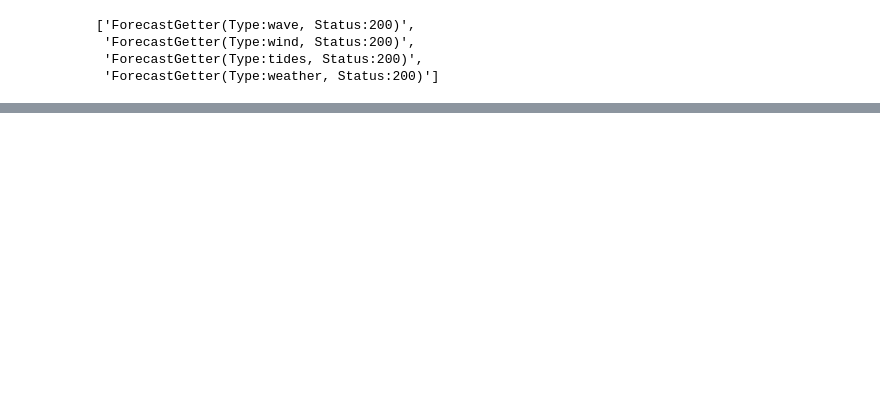
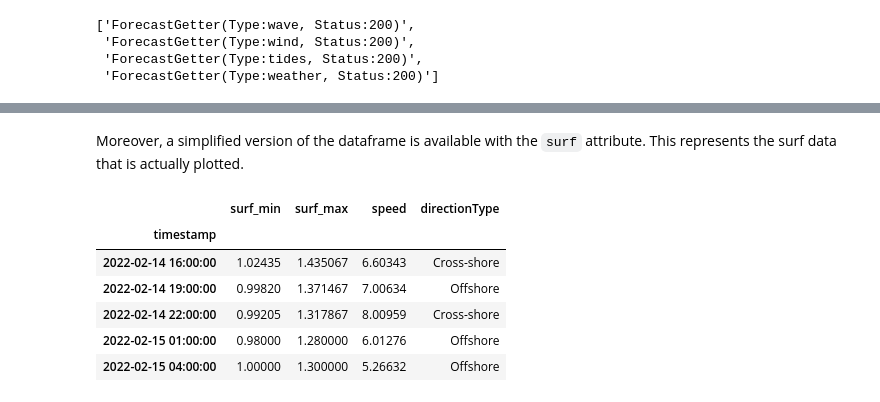
Before and after one commit to giocaizzi/pysurfline, a Jupyter notebook: docs/examples/surf_report.ipynb, the cells around one changed output, grey strips where cells are left out. Cells and saved outputs as stored; diff of their text form; code cells hidden in the pictures; blank space fills up the shorter version.

```diff
--- a/docs/examples/surf_report.ipynb
+++ b/docs/examples/surf_report.ipynb
@@ -177,0 +46,12 @@ ax.legend(fontsize=5)
+# %% [markdown]
+Moreover, a simplified version of the dataframe is available with the `surf` attribute. This represents the surf data that is actually plotted.
+# %%
+report.surf.head()
+# %% [output]
+|  | surf_min | surf_max | speed | directionType |
+| timestamp |  |  |  |  |
+| 2022-02-14 16:00:00 | 1.02435 | 1.435067 | 6.60343 | Cross-shore |
+| 2022-02-14 19:00:00 | 0.99820 | 1.371467 | 7.00634 | Offshore |
+| 2022-02-14 22:00:00 | 0.99205 | 1.317867 | 8.00959 | Cross-shore |
+| 2022-02-15 01:00:00 | 0.98000 | 1.280000 | 6.01276 | Offshore |
+| 2022-02-15 04:00:00 | 1.00000 | 1.300000 | 5.26632 | Offshore |
```
Also changed, not shown: parts of 15 cells of this notebook, 22 other files.
